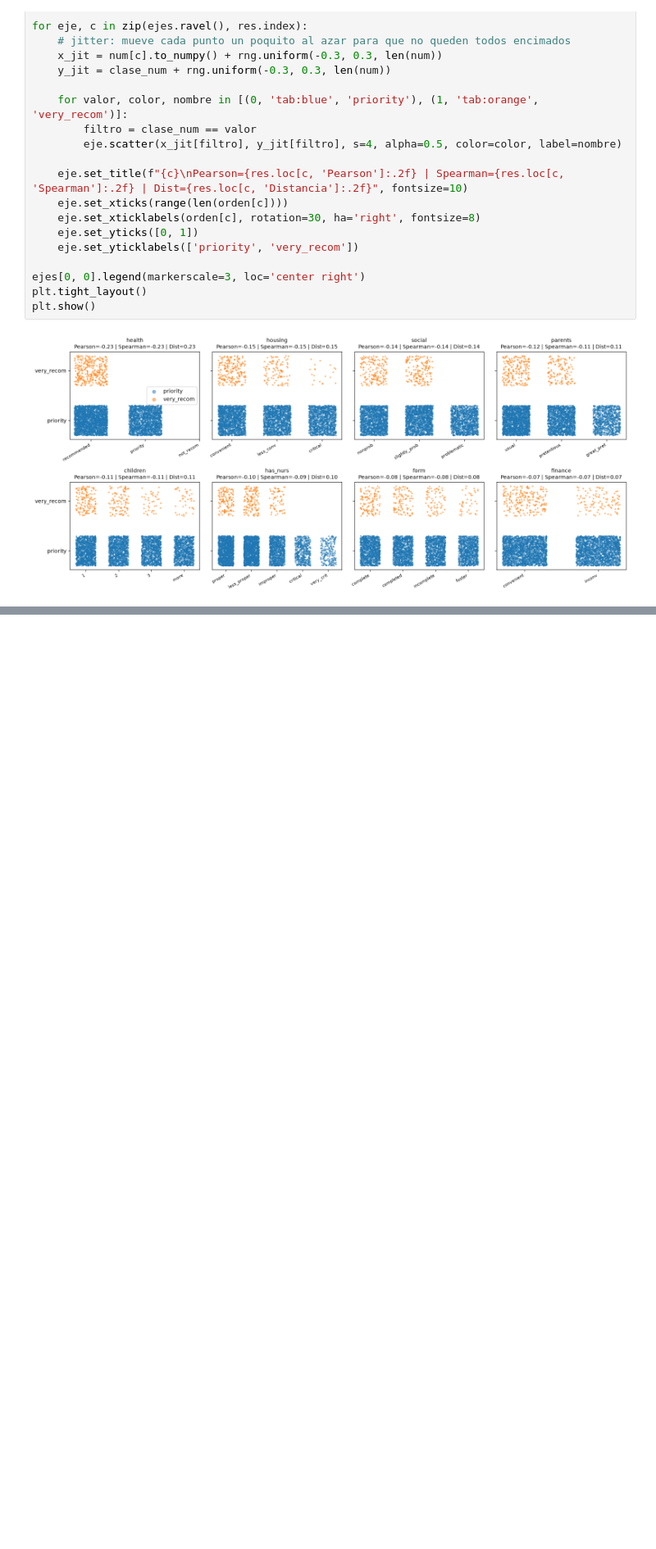
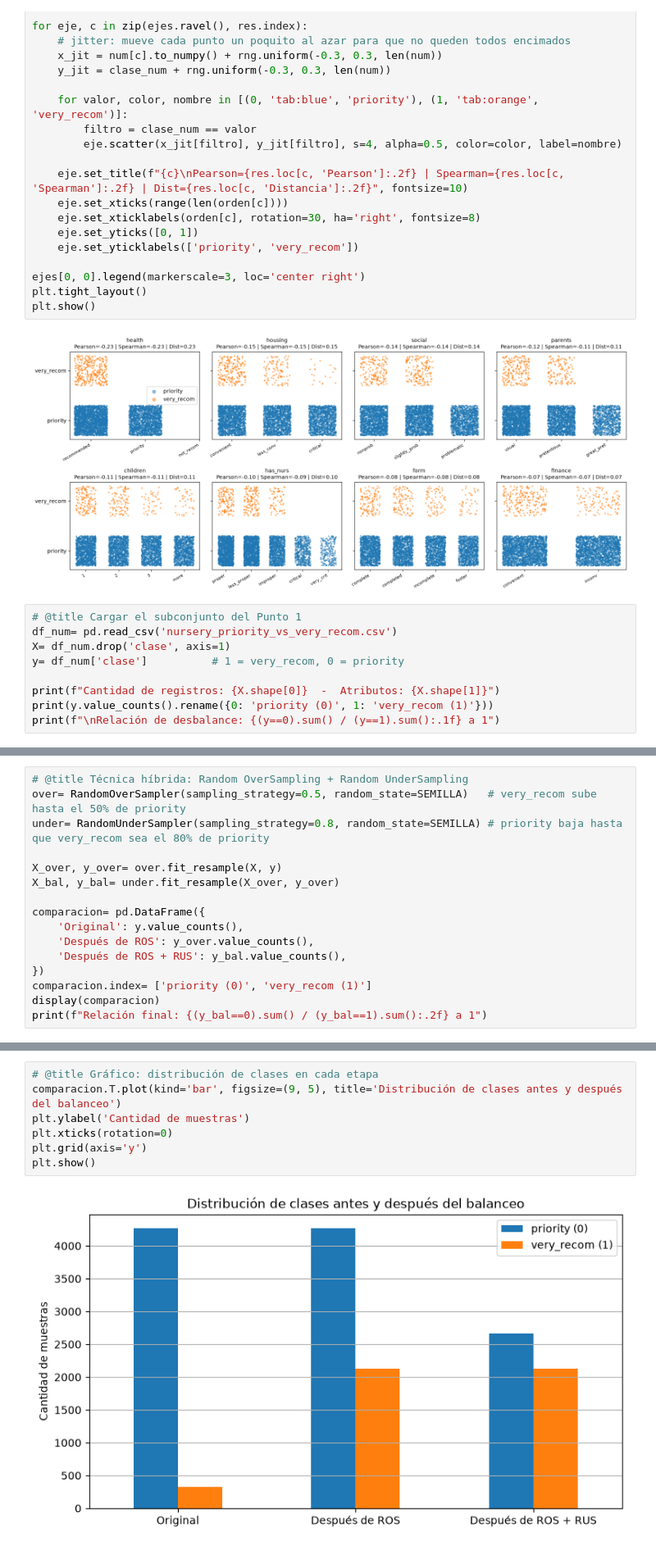
Before and after one commit to jota1308/MineriaDeDatosyAprendizajeAutomatico, a Jupyter notebook: notebooks/TP_Nursery.ipynb, the cells around one changed output, grey strips where cells are left out. Shown at 82% size. Cells and saved outputs as stored; diff of their text form; blank space fills up the shorter version.

```diff
--- a/notebooks/TP_Nursery.ipynb
+++ b/notebooks/TP_Nursery.ipynb
@@ -331,3 +349,12 @@ plt.tight_layout()
 plt.show()
 # %% [output]
 [figure]
+# %%
+# @title Cargar el subconjunto del Punto 1
+df_num= pd.read_csv('nursery_priority_vs_very_recom.csv')
+X= df_num.drop('clase', axis=1)
+y= df_num['clase']          # 1 = very_recom, 0 = priority
+
+print(f"Cantidad de registros: {X.shape[0]}  -  Atributos: {X.shape[1]}")
+print(y.value_counts().rename({0: 'priority (0)', 1: 'very_recom (1)'}))
+print(f"\nRelación de desbalance: {(y==0).sum() / (y==1).sum():.1f} a 1")
@@ -333,0 +369,16 @@ plt.show()
+# %%
+# @title Técnica híbrida: Random OverSampling + Random UnderSampling
+over= RandomOverSampler(sampling_strategy=0.5, random_state=SEMILLA)   # very_recom sube hasta el 50% de priority
+under= RandomUnderSampler(sampling_strategy=0.8, random_state=SEMILLA) # priority baja hasta que very_recom sea el 80% de priority
+
+X_over, y_over= over.fit_resample(X, y)
+X_bal, y_bal= under.fit_resample(X_over, y_over)
+
+comparacion= pd.DataFrame({
+    'Original': y.value_counts(),
+    'Después de ROS': y_over.value_counts(),
+    'Después de ROS + RUS': y_bal.value_counts(),
+})
+comparacion.index= ['priority (0)', 'very_recom (1)']
+display(comparacion)
+print(f"Relación final: {(y_bal==0).sum() / (y_bal==1).sum():.2f} a 1")
@@ -333,0 +390,9 @@ plt.show()
+# %%
+# @title Gráfico: distribución de clases en cada etapa
+comparacion.T.plot(kind='bar', figsize=(9, 5), title='Distribución de clases antes y después del balanceo')
+plt.ylabel('Cantidad de muestras')
+plt.xticks(rotation=0)
+plt.grid(axis='y')
+plt.show()
+# %% [output]
+[figure, added]
```
Also changed, not shown: parts of 46 cells of this notebook, 3 other files.
